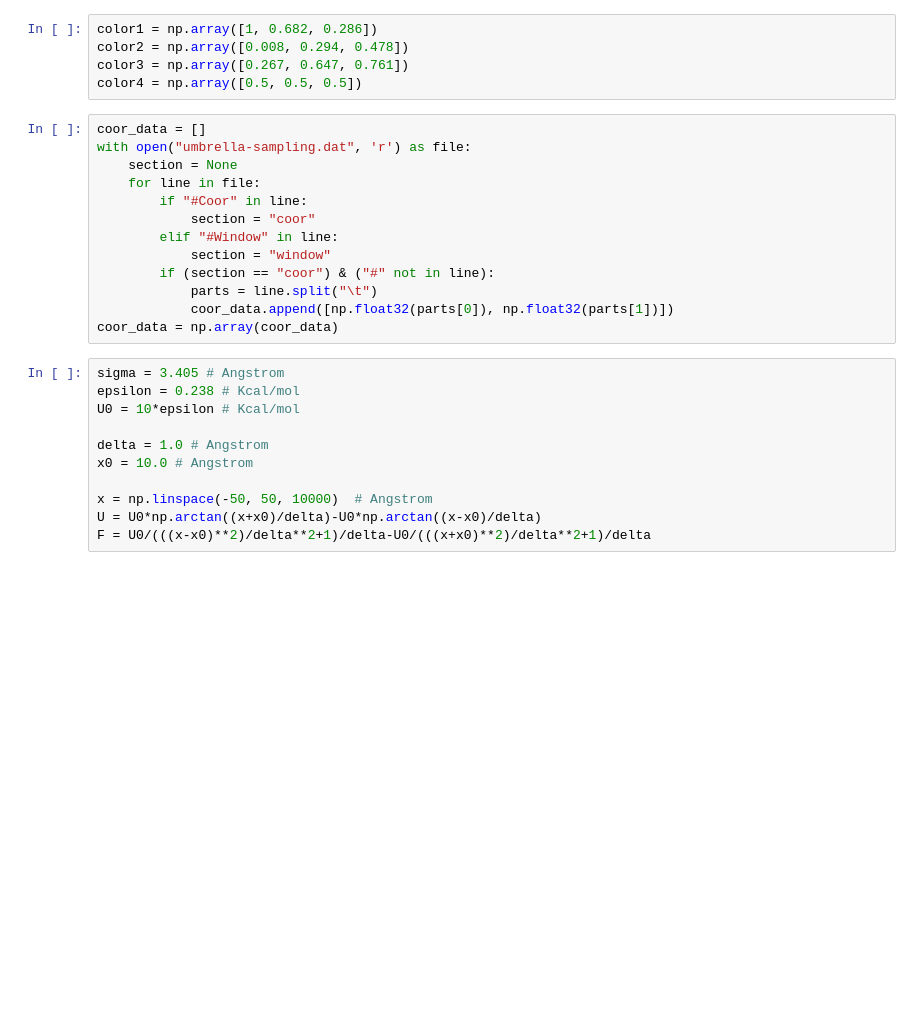
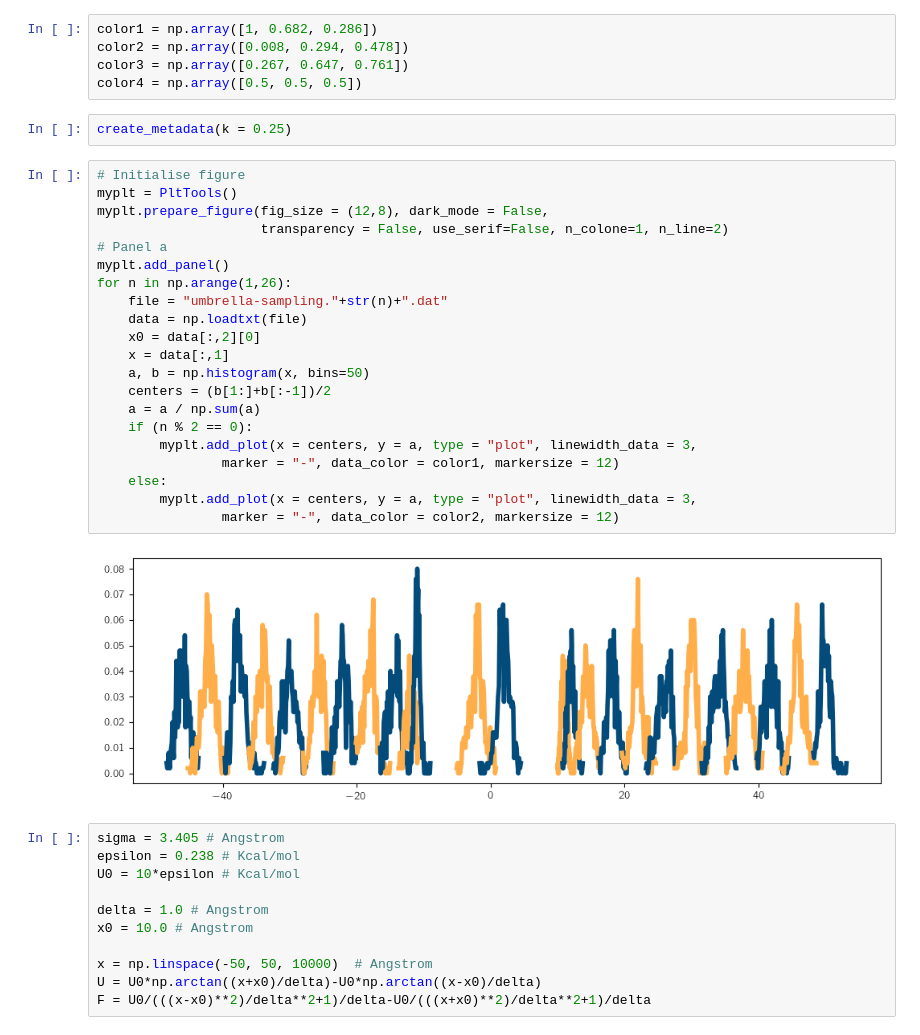
Before and after one commit to lammpstutorials/lammpstutorials-article, a Jupyter notebook: files/tutorial7/solution/umbrella-sampling.ipynb, the cells around one changed output. Cells and saved outputs as stored; diff of their text form; blank space fills up the shorter version.

```diff
--- a/files/tutorial7/solution/umbrella-sampling.ipynb
+++ b/files/tutorial7/solution/umbrella-sampling.ipynb
@@ -16,19 +36,31 @@ color1 = np.array([1, 0.682, 0.286])
 color2 = np.array([0.008, 0.294, 0.478])
 color3 = np.array([0.267, 0.647, 0.761])
 color4 = np.array([0.5, 0.5, 0.5])
-# %%
-coor_data = []
-with open("umbrella-sampling.dat", 'r') as file:
-    section = None
-    for line in file:
-        if "#Coor" in line:
-            section = "coor"
-        elif "#Window" in line:
-            section = "window"
-        if (section == "coor") & ("#" not in line):
-            parts = line.split("\t")
-            coor_data.append([np.float32(parts[0]), np.float32(parts[1])])
-coor_data = np.array(coor_data)
+# %%
+create_metadata(k = 0.25)
+# %%
+# Initialise figure
+myplt = PltTools()
+myplt.prepare_figure(fig_size = (12,8), dark_mode = False,
+                     transparency = False, use_serif=False, n_colone=1, n_line=2)
+# Panel a
+myplt.add_panel()
+for n in np.arange(1,26):
+    file = "umbrella-sampling."+str(n)+".dat"
+    data = np.loadtxt(file)
+    x0 = data[:,2][0]
+    x = data[:,1]
+    a, b = np.histogram(x, bins=50)
+    centers = (b[1:]+b[:-1])/2
+    a = a / np.sum(a)
+    if (n % 2 == 0):
+        myplt.add_plot(x = centers, y = a, type = "plot", linewidth_data = 3,
+                marker = "-", data_color = color1, markersize = 12)
+    else:
+        myplt.add_plot(x = centers, y = a, type = "plot", linewidth_data = 3,
+                marker = "-", data_color = color2, markersize = 12)
+# %% [output]
+[figure, added]
 # %%
 sigma = 3.405 # Angstrom
 epsilon = 0.238 # Kcal/mol
```
Also changed, not shown: parts of 4 cells of this notebook, 59 other files.
